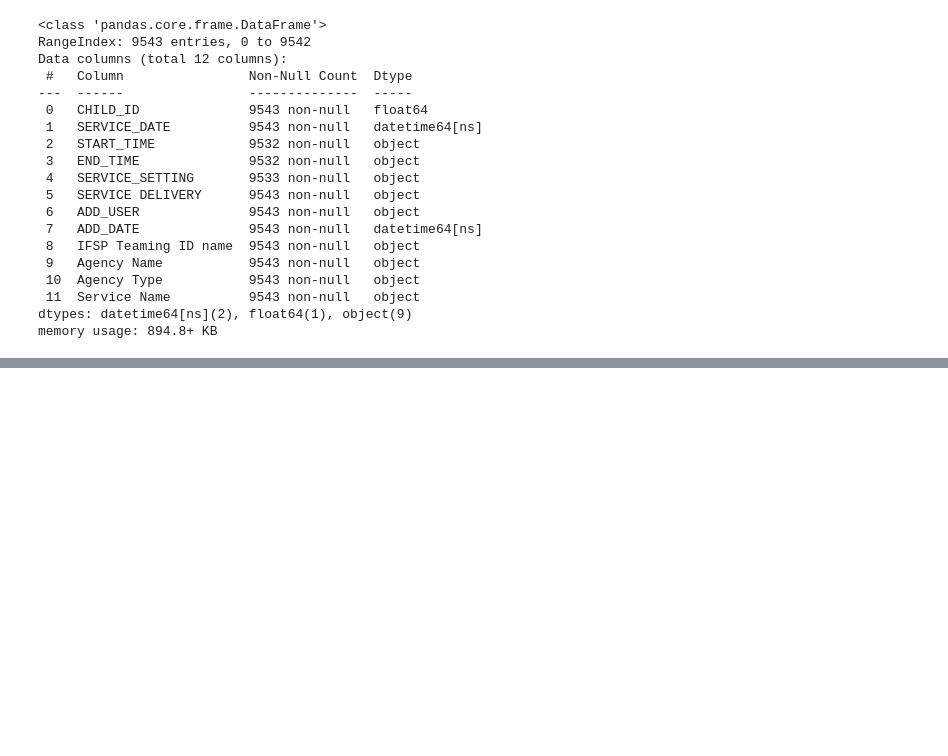
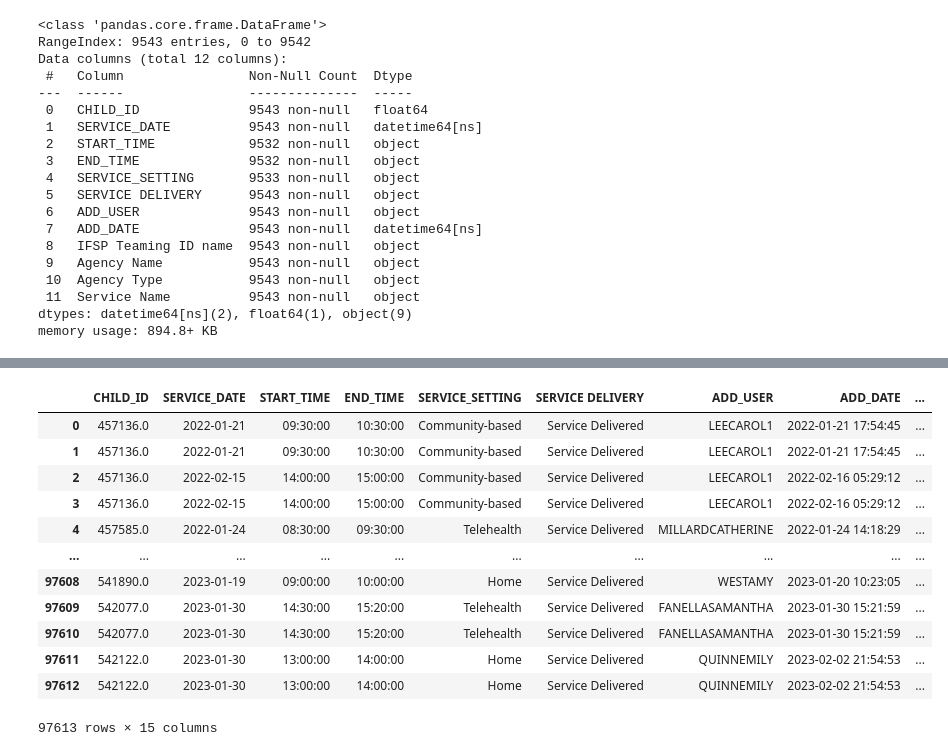
Before and after one commit to NSS-Data-Analytics-Cohort-8/teis_da8_1-should-pad-alytics, a Jupyter notebook: notebook/EDA-1.ipynb, the cells around one changed output, grey strips where cells are left out. Saved outputs shown, nothing was run; the diff lists cells and outputs as text; code cells hidden in the pictures; blank space fills up the shorter version.

```diff
--- a/notebook/EDA-1.ipynb
+++ b/notebook/EDA-1.ipynb
@@ -51,0 +62,16 @@ df.head()
+# %%
+merged_df
+# %% [output]
+|  | CHILD_ID | SERVICE_DATE | START_TIME | END_TIME | SERVICE_SETTING | SERVICE DELIVERY | ADD_USER | ADD_DATE | ... |
+| 0 | 457136.0 | 2022-01-21 | 09:30:00 | 10:30:00 | Community-based | Service Delivered | LEECAROL1 | 2022-01-21 17:54:45 | ... |
+| 1 | 457136.0 | 2022-01-21 | 09:30:00 | 10:30:00 | Community-based | Service Delivered | LEECAROL1 | 2022-01-21 17:54:45 | ... |
+| 2 | 457136.0 | 2022-02-15 | 14:00:00 | 15:00:00 | Community-based | Service Delivered | LEECAROL1 | 2022-02-16 05:29:12 | ... |
+| 3 | 457136.0 | 2022-02-15 | 14:00:00 | 15:00:00 | Community-based | Service Delivered | LEECAROL1 | 2022-02-16 05:29:12 | ... |
+| 4 | 457585.0 | 2022-01-24 | 08:30:00 | 09:30:00 | Telehealth | Service Delivered | MILLARDCATHERINE | 2022-01-24 14:18:29 | ... |
+| ... | ... | ... | ... | ... | ... | ... | ... | ... | ... |
+| 97608 | 541890.0 | 2023-01-19 | 09:00:00 | 10:00:00 | Home | Service Delivered | WESTAMY | 2023-01-20 10:23:05 | ... |
+| 97609 | 542077.0 | 2023-01-30 | 14:30:00 | 15:20:00 | Telehealth | Service Delivered | FANELLASAMANTHA | 2023-01-30 15:21:59 | ... |
+| 97610 | 542077.0 | 2023-01-30 | 14:30:00 | 15:20:00 | Telehealth | Service Delivered | FANELLASAMANTHA | 2023-01-30 15:21:59 | ... |
+| 97611 | 542122.0 | 2023-01-30 | 13:00:00 | 14:00:00 | Home | Service Delivered | QUINNEMILY | 2023-02-02 21:54:53 | ... |
+| 97612 | 542122.0 | 2023-01-30 | 13:00:00 | 14:00:00 | Home | Service Delivered | QUINNEMILY | 2023-02-02 21:54:53 | ... |
+97613 rows × 15 columns
```
Also changed, not shown: parts of 12 cells of this notebook.
